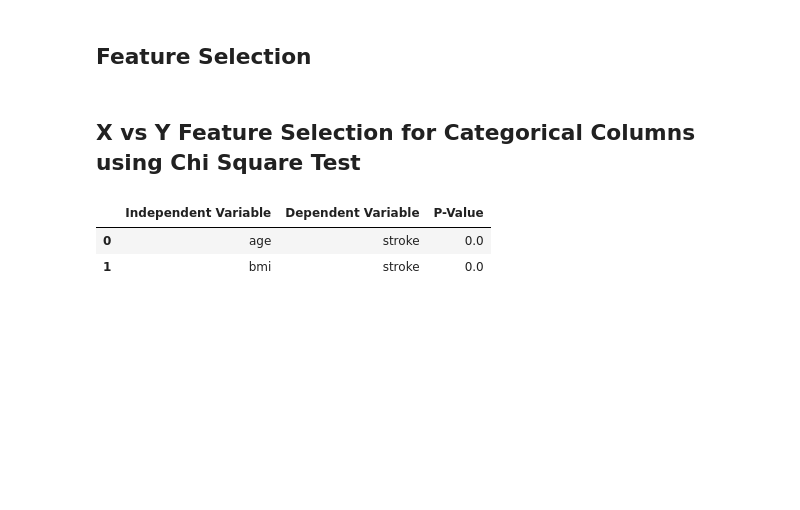
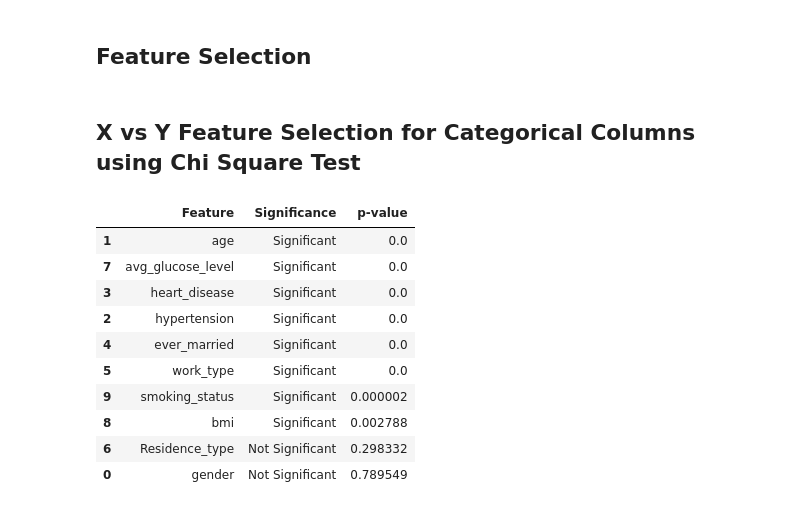
Before and after one commit to danodoms/Classification-Models-Evaluation, a Jupyter notebook: final exam.ipynb, the cells around one changed output. Drawn from its saved outputs; the diff is of its cells as text; code cells hidden in the pictures; blank space fills up the shorter version.

```diff
--- a/final exam.ipynb
+++ b/final exam.ipynb
@@ -54,0 +57,3 @@ check_duplicate_rows(data)
+# %%
+data = data.drop(columns=['id'])
+data.head()
@@ -204,10 +214,11 @@ binned_bmi =  pd.cut(data["bmi"],
 
 # Label encode all columns except manually binned
 from library.bin import label_encode_all
-data = label_encode_all(data, exclude_columns=['age', 'bmi'])
+data = label_encode_all(data, exclude_columns=['age','avg_glucose_level', 'bmi'])
 
 # Replace the original columns
 data['age'] = binned_age
+data['avg_glucose_level'] = binned_glucose
 data['bmi'] = binned_bmi
 
 # Show new data
@@ -233,8 +244,17 @@ data
 # %%
 from library.feature_selection import Classification
 
-Classification.perform_anova(data, 'stroke',  independent_vars=['age','bmi'])
+# Classification.perform_anova(data, 'stroke',  independent_vars=['age','bmi'])
+Classification.chi2_feature_significance(data, "stroke", significance_threshold=0.05)
 # %% [output]
-|  | Independent Variable | Dependent Variable | P-Value |
-| 0 | age | stroke | 0.0 |
-| 1 | bmi | stroke | 0.0 |
+|  | Feature | Significance | p-value |
+| 1 | age | Significant | 0.0 |
+| 7 | avg_glucose_level | Significant | 0.0 |
+| 3 | heart_disease | Significant | 0.0 |
+| 2 | hypertension | Significant | 0.0 |
+| 4 | ever_married | Significant | 0.0 |
+| 5 | work_type | Significant | 0.0 |
+| 9 | smoking_status | Significant | 0.000002 |
+| 8 | bmi | Significant | 0.002788 |
+| 6 | Residence_type | Not Significant | 0.298332 |
+| 0 | gender | Not Significant | 0.789549 |
```
Also changed, not shown: parts of 15 cells of this notebook.
